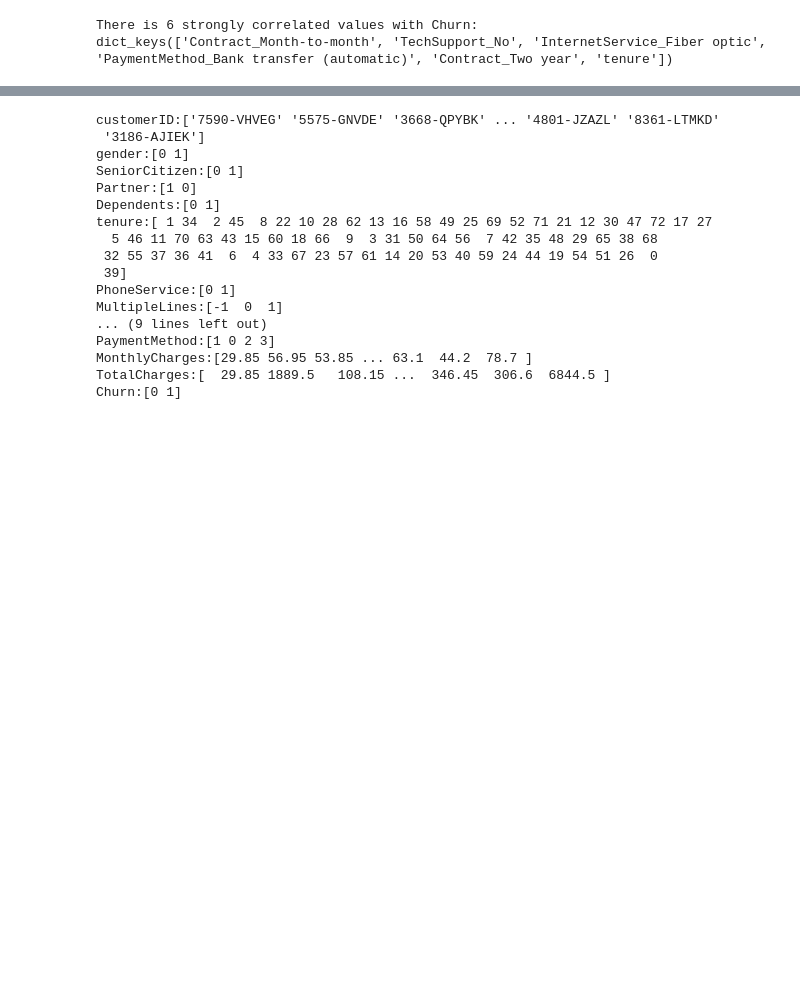
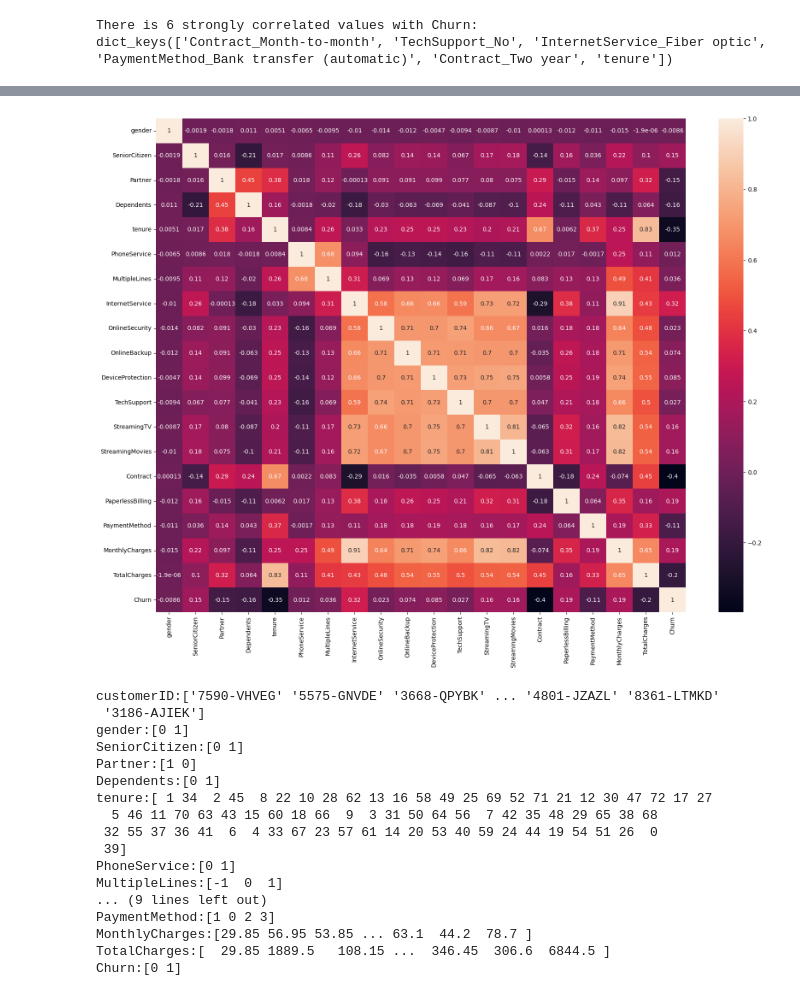
Before and after one commit to VinayakFTW/telco_customer_churn_prediction, a Jupyter notebook: backend/preprocess.ipynb, the cells around one changed output, grey strips where cells are left out. Saved outputs shown, nothing was run; the diff lists cells and outputs as text; code cells hidden in the pictures; blank space fills up the shorter version.

```diff
--- a/backend/preprocess.ipynb
+++ b/backend/preprocess.ipynb
@@ -5,7 +5,7 @@ import matplotlib.pyplot as plt
 import seaborn as sns
 import os
 # %%
-df = pd.read_csv("data\\teco.csv")
+df = pd.read_csv(r"D:\Work\Github\telco_customer_churn_prediction\data\teco.csv")
 df.head()
 # %% [output]
 |  | customerID | gender | SeniorCitizen | Partner | Dependents | tenure | PhoneService | MultipleLines | ... |
@@ -519,3 +516,10 @@ plt.savefig('static/images/correlation_heatmap.png')
+# %%
+corr = df.corr(numeric_only=True)
+plt.figure(figsize=(20,15))
+sns.heatmap(annot=True,data=corr)
+plt.savefig(r'D:/Work/Github/telco_customer_churn_prediction/static/images/correlation_heatmap.png')
+# %% [output]
+[figure, added]
 # %%
 for column in df.columns:
     print(f"{column}:{df[column].unique()}")
```
Also changed, not shown: parts of 15 cells of this notebook, 4 other files.
